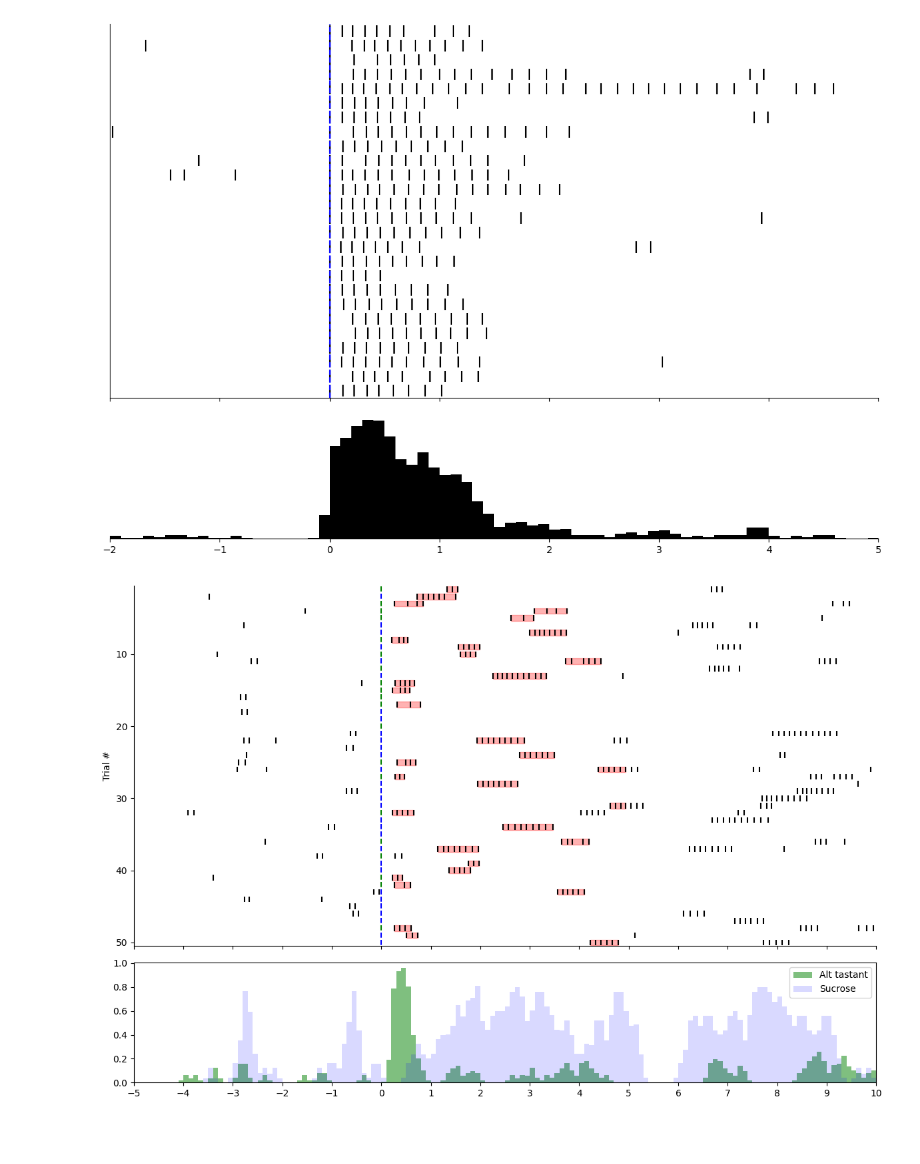
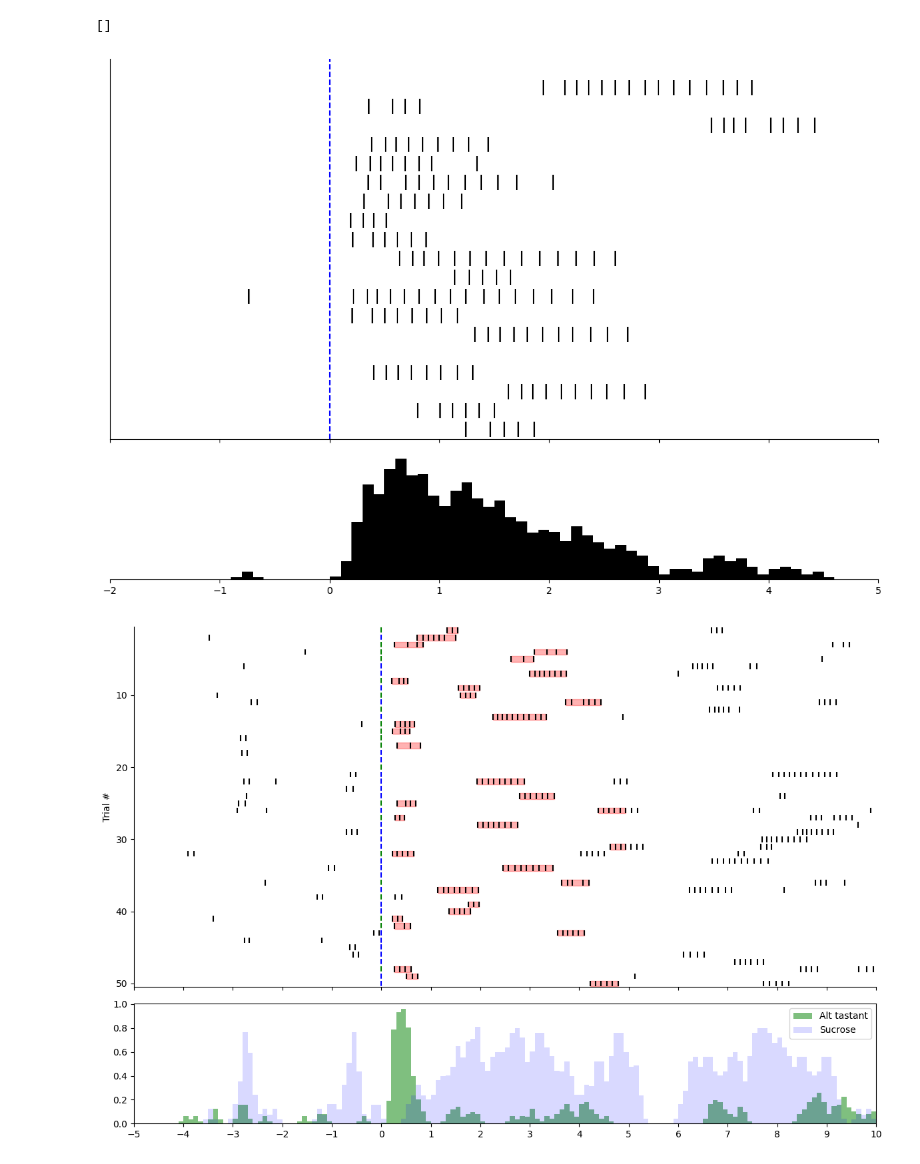
Before and after one commit to RohanSavani/PVN_GLP1R_2P, a Jupyter notebook: src/notebooks/behaviorviz.ipynb, the cells around one changed output. Saved outputs shown, nothing was run; the diff lists cells and outputs as text; code cells hidden in the pictures; blank space fills up the shorter version.

Commit message:
testing src/data exclusion

```diff
--- a/src/notebooks/behaviorviz.ipynb
+++ b/src/notebooks/behaviorviz.ipynb
@@ -16,6 +16,6 @@ import lick_behav_analysis as behav
 # %%
 fps = 15
 # path = '/Users/savani/Downloads/2p_data/glp23_wd_30suc_L155P800_565um-107/glp23_wd_30suc_0_6000_250131-125059.mat'
-path = '/Users/savani/Downloads/2p_data/fasted 30 sucrose/glp6_FastedNoCues_L180_P815_600um-_-03092024-1421-084/suite2p/plane0/behaviordata.mat'
+path = '/Users/savani/Downloads/2p data temp/glp4_fed_cue/behaviordata.mat'
 behaviordata = sio.loadmat(path)
 bout_start, bout_end, bout_start_frames, bout_end_frames = behav.og_lickprocessing(path)
@@ -22,29 +42,30 @@ bout_start, bout_end, bout_start_frames, bout_end_frames = behav.og_lickprocessi
 # %%
 fig, ax_raster, ax_psth = behav.plot_lick_raster_with_psth(
     mat_file = path,
-    align_to = 'lick',
+    align_to = 'reward',
     pre_window = 5,
     post_window = 10,
     bin_size_psth = 0.1,
     smooth_psth = True,
     psth_smoothing_sigma = 0.65,
     xlabel = 'Time (s)',
     ylabel_raster = 'Trial #',
     ylabel_psth = 'Norm. Licks/sec',
     fps = 15,
     plot_bouts = False,
     multiple_tastant= False,
     filter_pre_licknum = 20,
     normalize_histo = True
 )
 ax_psth.set_xlim(left = -2, right = 5)
 ax_raster.set_ylabel("")
 ax_raster.set_yticks([])
 sns.despine(ax = ax_psth, left = True)
 ax_psth.set_yticks([])
-plt.savefig('/Users/savani/Documents/PangLab/TwoPhotonAnalysis/figures/glp6_fasted_behavior.pdf')
+# plt.savefig('/Users/savani/Documents/PangLab/TwoPhotonAnalysis/figures/glp6_fasted_behavior.pdf')
 # %% [output]
+[]
-[figure, old version]
+[figure, new version]
 # %%
 folder = '/Users/savani/Downloads/2p_data/fasted sucrose water'
 for folderp in [f for f in os.listdir(folder) if not f.startswith('.')]:
```
Also changed, not shown: parts of 1 cell of this notebook, 2 other files.
